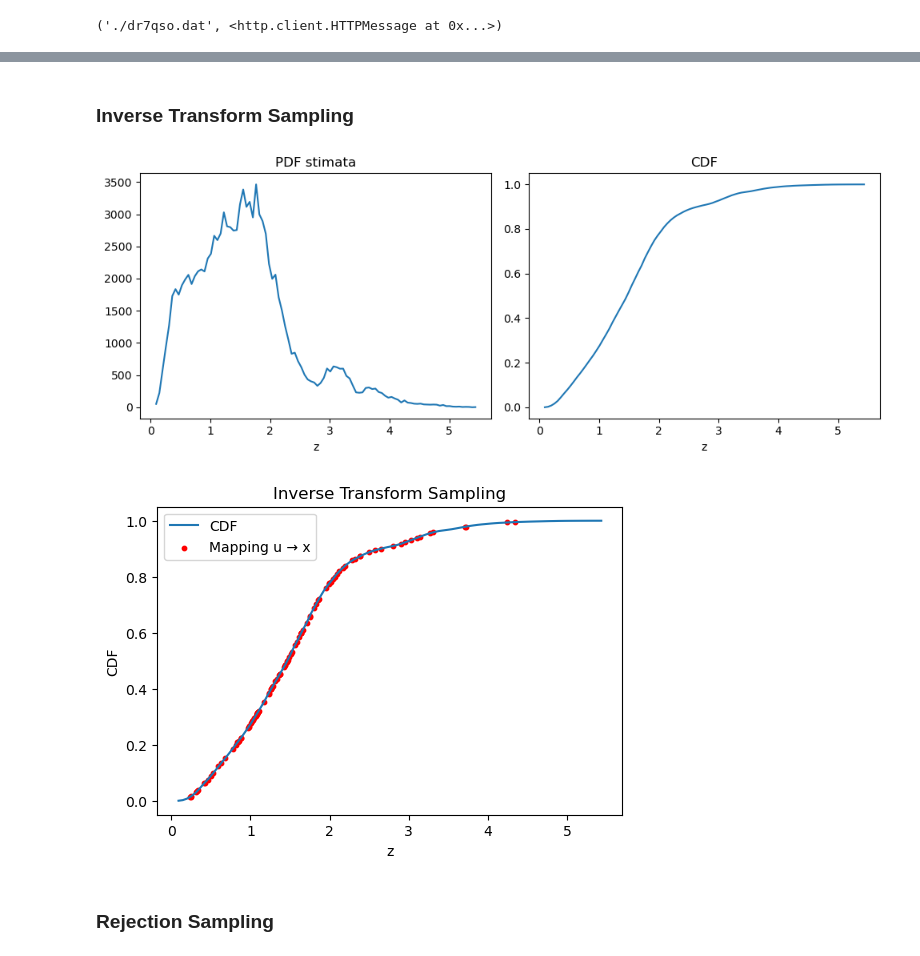
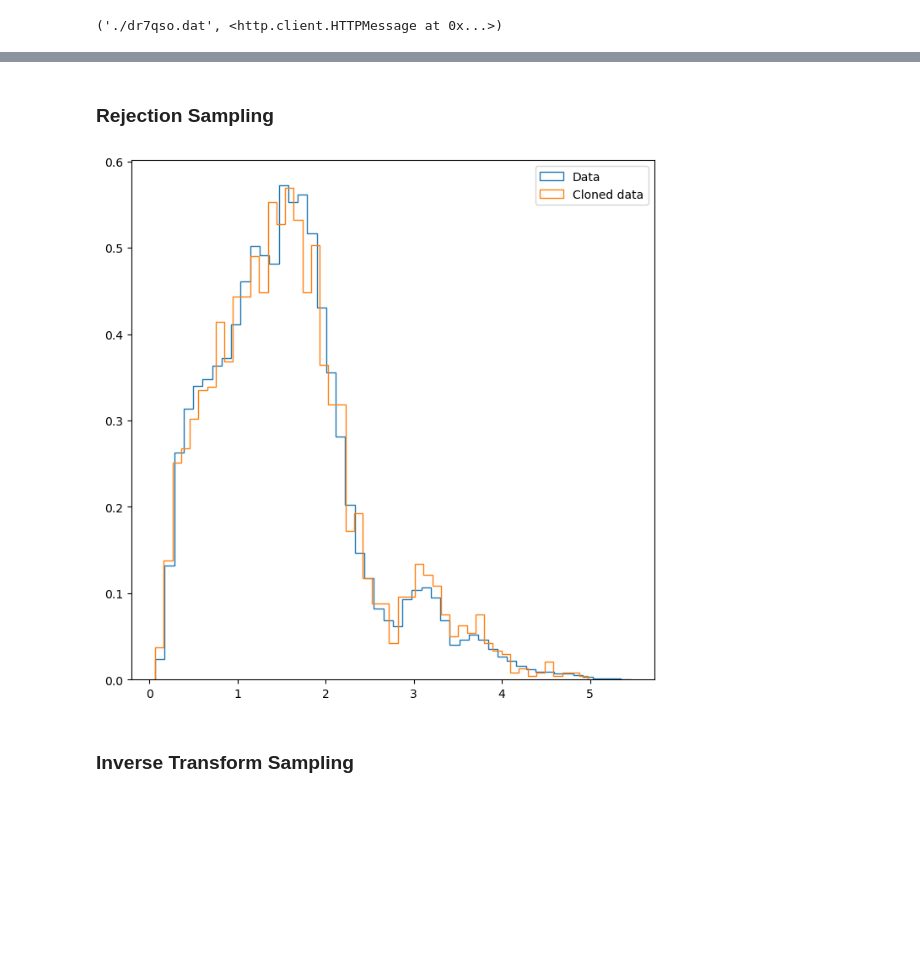
Before and after one commit to mgili01/astrostatistics_bicocca_2026, a Jupyter notebook: working/3_Cloning_quasars.ipynb, the cells around one changed output, grey strips where cells are left out. Cells and saved outputs as stored; diff of their text form; code cells hidden in the pictures; blank space fills up the shorter version.

```diff
--- a/working/3_Cloning_quasars.ipynb
+++ b/working/3_Cloning_quasars.ipynb
@@ -25,2 +18,26 @@ pdf = hist #pdf discreta
+# %% [markdown]
+### Rejection Sampling
+# %%
+plt.hist(z, bins=50, histtype='step', density=True, label="Data")
+
+y_max = 1
+
+counts, bins = np.histogram(z, bins=50)
+disth = scipy.stats.rv_histogram((counts, bins))
+
+N = 100000
+
+q = np.random.uniform(-10, 30, N)
+u = np.random.uniform(0, y_max, N)
+
+mask = u <= disth.pdf(q)
+
+monte_carlo = q[mask]
+
+plt.hist(monte_carlo, bins=50, histtype='step', density=True, label='Cloned data')
+
+plt.legend();
+# %% [output]
+[figure, added]
 # %% [markdown]
 ### Inverse Transform Sampling
@@ -30,19 +43,0 @@ cdf = cdf / cdf[-1] #normalization
-# %%
-plt.figure(figsize=(10,4))
-
-#pdf
-plt.subplot(1,2,1)
-plt.plot(x, pdf)
-plt.title("PDF stimata")
-plt.xlabel("z")
-
-# CDF
-plt.subplot(1,2,2)
-plt.plot(x, cdf)
-plt.title("CDF")
-plt.xlabel("z")
-
-plt.tight_layout()
-plt.show()
-# %% [output]
-[figure, removed]
@@ -56,20 +43,0 @@ samples_inv = inv_cdf(u)
-# %%
-plt.figure(figsize=(6,4))
-
-plt.plot(x, cdf, label="CDF")
-
-# punti uniformi mappati
-u_sample = np.random.rand(100)
-z_sample = inv_cdf(u_sample)
-
-plt.scatter(z_sample, u_sample, color='red', s=10, label="Mapping u → x")
-
-plt.xlabel("z")
-plt.ylabel("CDF")
-plt.title("Inverse Transform Sampling")
-plt.legend()
-plt.show()
-# %% [output]
-[figure, removed]
-# %% [markdown]
-### Rejection Sampling
```
Also changed, not shown: parts of 5 cells of this notebook, 2 other files.
